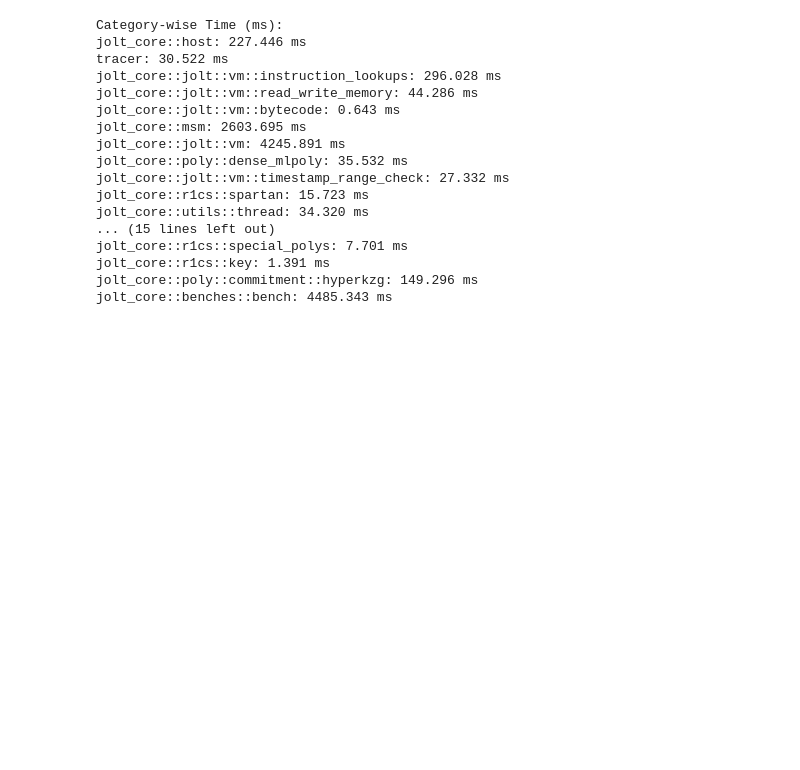
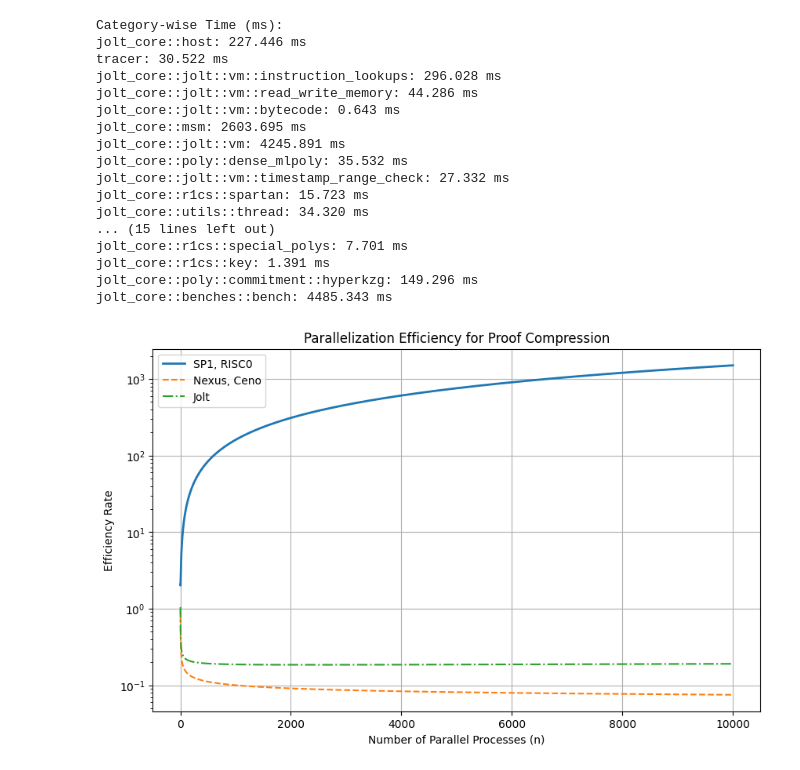
Before and after one commit to grandchildrice/zkvm-benchmarks, a Jupyter notebook: results/reports_20241221.ipynb, the cells around one changed output. Drawn from its saved outputs; the diff is of its cells as text; code cells hidden in the pictures; blank space fills up the shorter version.

Commit message:
compression parallel efficiency report

```diff
--- a/results/reports_20241221.ipynb
+++ b/results/reports_20241221.ipynb
@@ -237,3 +237,45 @@ jolt_core::r1cs::special_polys: 7.701 ms
 jolt_core::r1cs::key: 1.391 ms
 jolt_core::poly::commitment::hyperkzg: 149.296 ms
 jolt_core::benches::bench: 4485.343 ms
+# %%
+import numpy as np
+m = 100_000_000
+n_values = np.arange(1, 10000)
+log2_n_values = np.log2(n_values)
+m_prime = m / n_values
+
+def verify_time_mlogm(m_prime): # SP1, RISC0
+    return m_prime * np.log2(m_prime) # O(m'log m')
+
+def verify_time_logm(m_prime): # Nexus, Ceno
+    return np.full_like(m_prime, 1000)  # O(log m')
+
+def verify_time_logmloglogm(m_prime): # Jolt
+    return np.log2(m_prime) * np.log2(np.log2(m_prime))  # O(log m' loglog m')
+
+total_verify_time_mlogm = log2_n_values * verify_time_mlogm(m_prime)
+total_verify_time_logm = log2_n_values * verify_time_logm(m_prime)
+total_verify_time_logmloglogm = log2_n_values * verify_time_logmloglogm(m_prime)
+
+ideal_time_mlogm = verify_time_mlogm(m)
+efficiency_rate_mlogm = ideal_time_mlogm / total_verify_time_mlogm
+
+ideal_time_logm = verify_time_logm(m)
+efficiency_rate_logm = ideal_time_logm / total_verify_time_logm
+
+ideal_time_logmloglogm = verify_time_logmloglogm(m)
+efficiency_rate_logmloglogm = ideal_time_logmloglogm / total_verify_time_logmloglogm
+
+plt.figure(figsize=(10, 6))
+plt.plot(n_values, efficiency_rate_mlogm, label="SP1, RISC0", linewidth=2)
+plt.plot(n_values, efficiency_rate_logm, label="Nexus, Ceno", linestyle='--')
+plt.plot(n_values, efficiency_rate_logmloglogm, label="Jolt", linestyle='-.')
+plt.xlabel("Number of Parallel Processes (n)")
+plt.ylabel("Efficiency Rate")
+plt.yscale('log')
+plt.title("Parallelization Efficiency for Proof Compression")
+plt.legend()
+plt.grid(True)
+plt.show()
+# %% [output]
+[figure, added]
```
Also changed, not shown: parts of 1 cell of this notebook.
